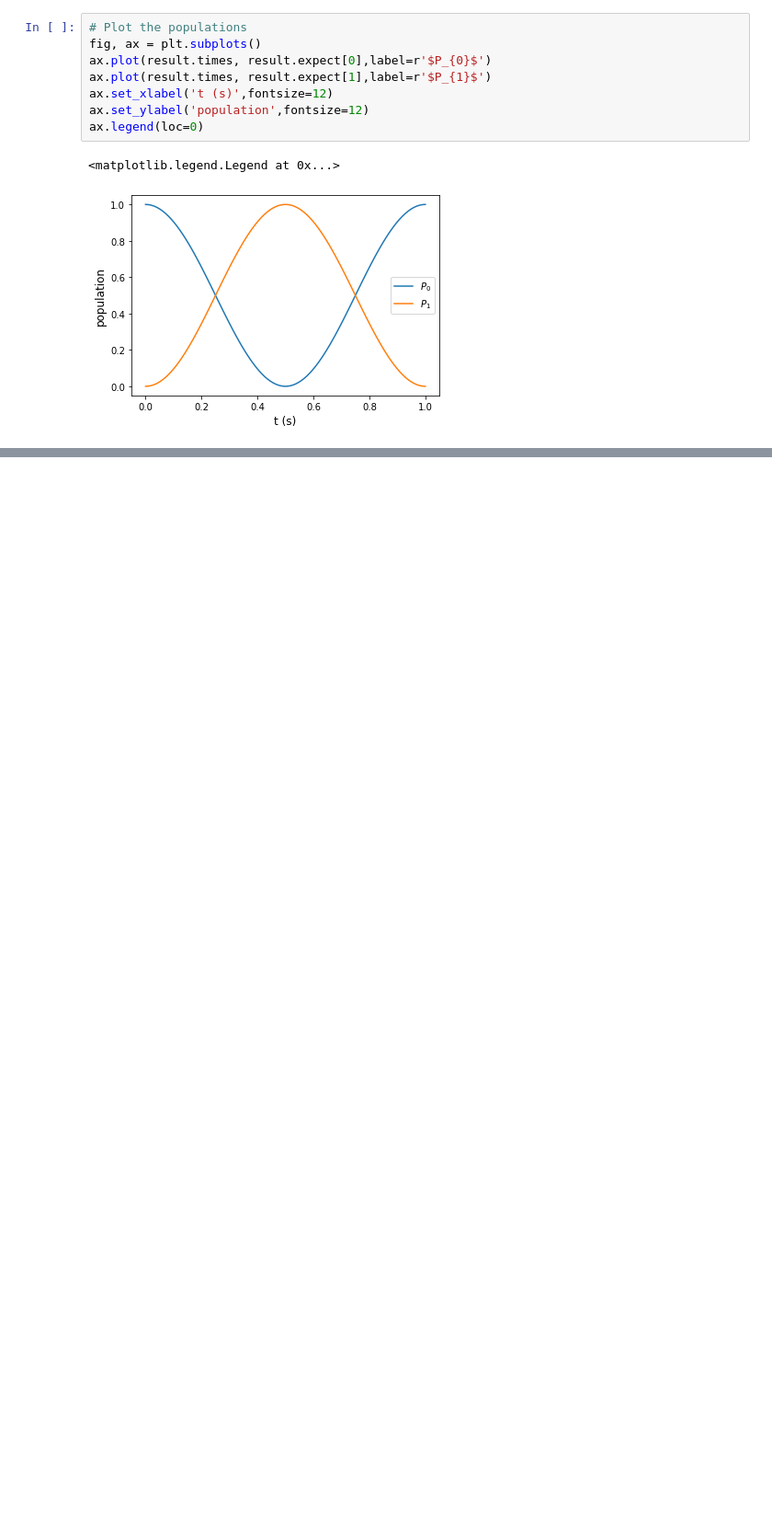
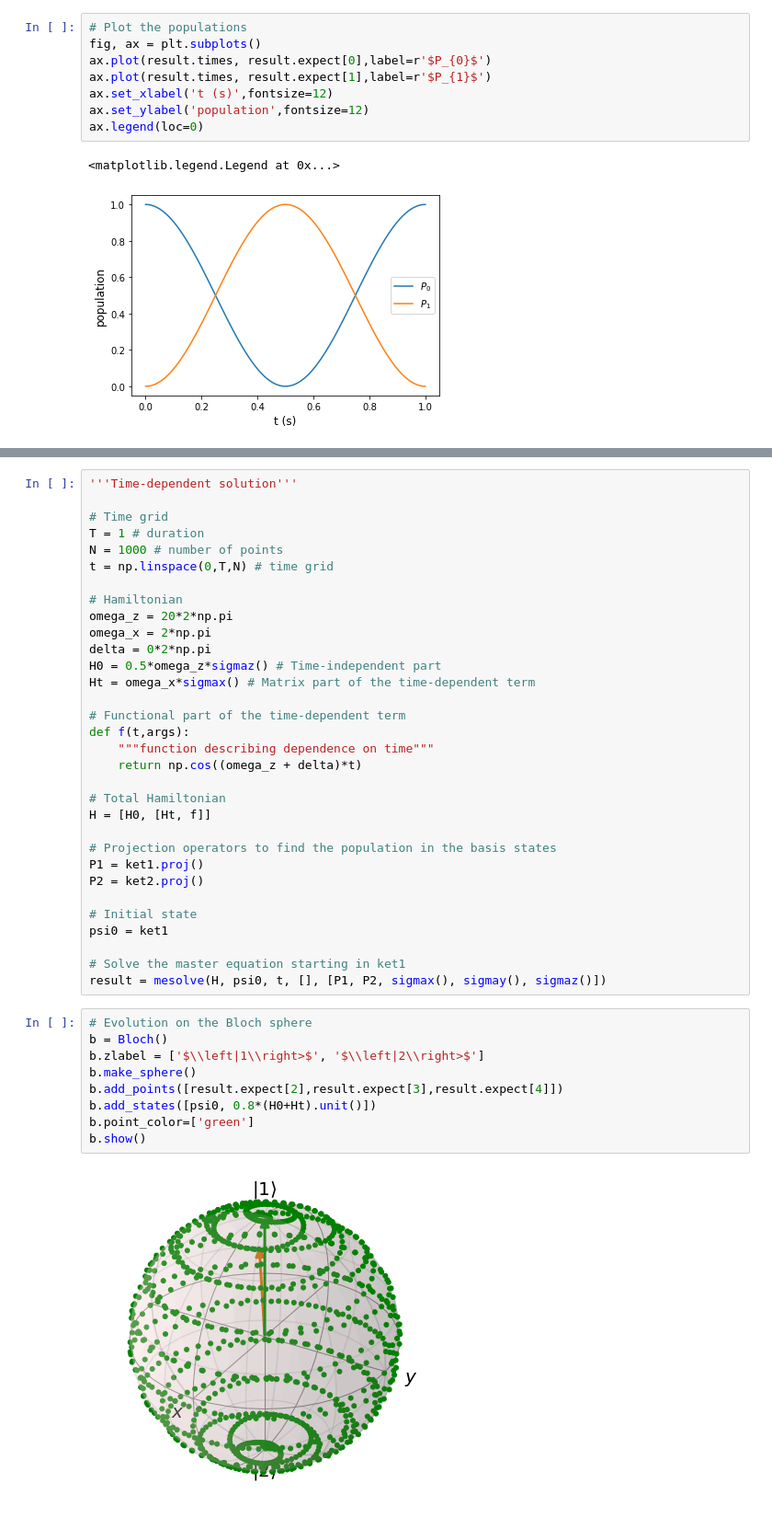
Before and after one commit to tretyakovmipt/quantum-intro-lectures, a Jupyter notebook: lectures-and-code.ipynb, the cells around one changed output, grey strips where cells are left out. Shown at 92% size. Cells and saved outputs as stored; diff of their text form; blank space fills up the shorter version.

Commit message:
added time-dependent simulations of the Rabi flopping

```diff
--- a/lectures-and-code.ipynb
+++ b/lectures-and-code.ipynb
@@ -739,0 +656,43 @@ If it exists, it is unique. Does not depend on the initial state.
+# %%
+'''Time-dependent solution'''
+
+# Time grid
+T = 1 # duration
+N = 1000 # number of points
+t = np.linspace(0,T,N) # time grid
+
+# Hamiltonian
+omega_z = 20*2*np.pi
+omega_x = 2*np.pi
+delta = 0*2*np.pi
+H0 = 0.5*omega_z*sigmaz() # Time-independent part
+Ht = omega_x*sigmax() # Matrix part of the time-dependent term
+
+# Functional part of the time-dependent term
+def f(t,args):
+    """function describing dependence on time"""
+    return np.cos((omega_z + delta)*t)
+
+# Total Hamiltonian
+H = [H0, [Ht, f]]
+
+# Projection operators to find the population in the basis states
+P1 = ket1.proj()
+P2 = ket2.proj()
+
+# Initial state
+psi0 = ket1
+
+# Solve the master equation starting in ket1
+result = mesolve(H, psi0, t, [], [P1, P2, sigmax(), sigmay(), sigmaz()])
+# %%
+# Evolution on the Bloch sphere
+b = Bloch()
+b.zlabel = ['$\\left|1\\right>$', '$\\left|2\\right>$']
+b.make_sphere()
+b.add_points([result.expect[2],result.expect[3],result.expect[4]])
+b.add_states([psi0, 0.8*(H0+Ht).unit()])
+b.point_color=['green']
+b.show()
+# %% [output]
+[figure, added]
```
Also changed, not shown: parts of 7 cells of this notebook.
